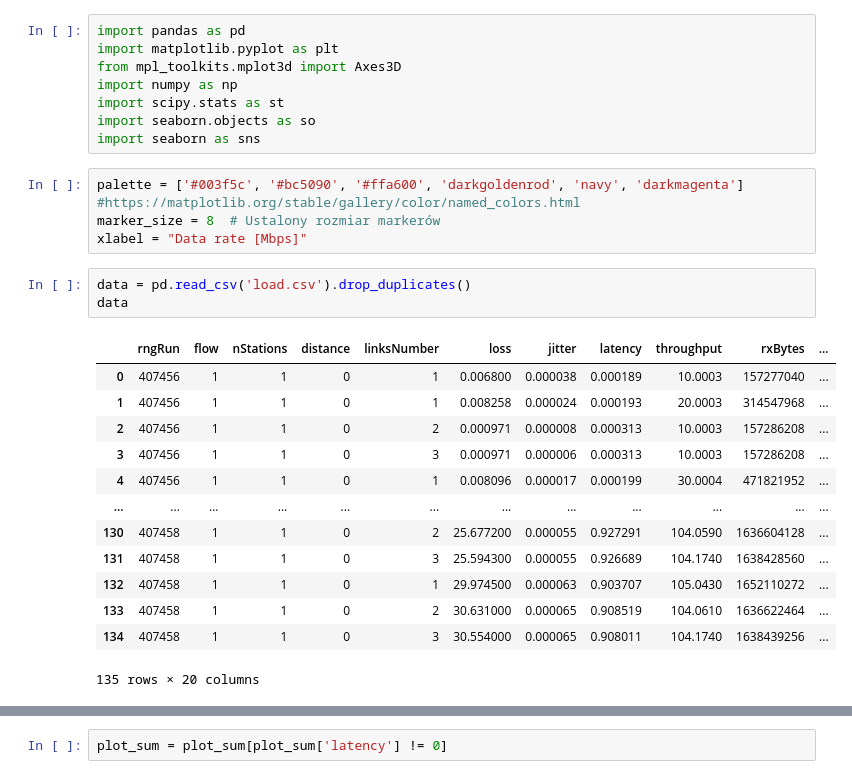
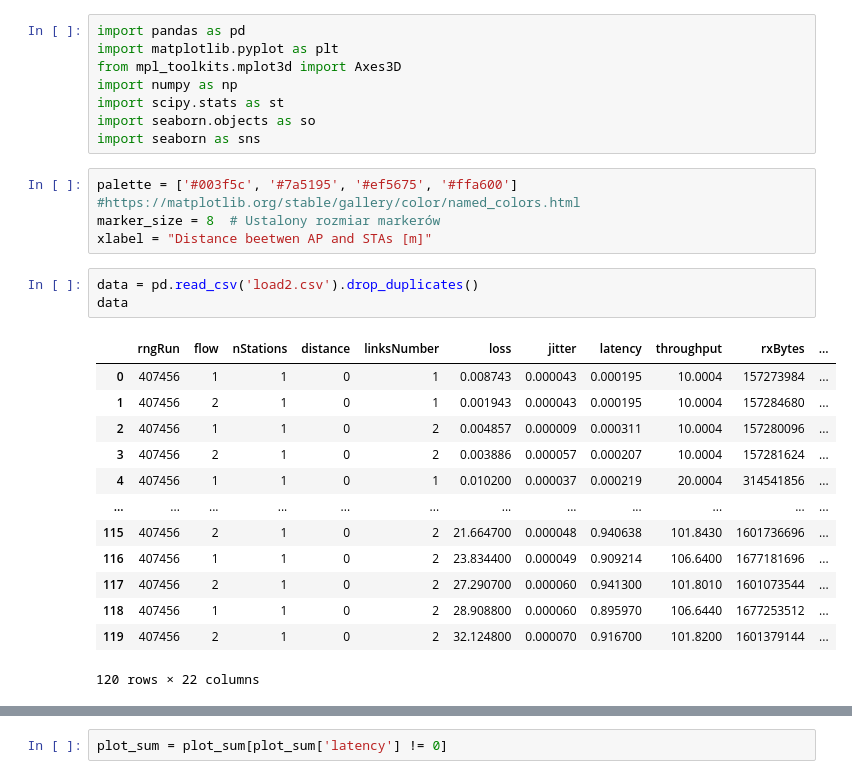
Before and after one commit to fmargul/magisterka, a Jupyter notebook: dataRate2/data_rate2.ipynb, the cells around one changed output, grey strips where cells are left out. Cells and saved outputs as stored; diff of their text form.

```diff
--- a/dataRate2/data_rate2.ipynb
+++ b/dataRate2/data_rate2.ipynb
@@ -7,23 +7,23 @@ import scipy.stats as st
 import seaborn.objects as so
 import seaborn as sns
 # %%
-palette = ['#003f5c', '#bc5090', '#ffa600', 'darkgoldenrod', 'navy', 'darkmagenta'] #https://matplotlib.org/stable/gallery/color/named_colors.html
+palette = ['#003f5c', '#7a5195', '#ef5675', '#ffa600'] #https://matplotlib.org/stable/gallery/color/named_colors.html
 marker_size = 8  # Ustalony rozmiar markerów
-xlabel = "Data rate [Mbps]"
+xlabel = "Distance beetwen AP and STAs [m]"
 # %%
-data = pd.read_csv('load.csv').drop_duplicates()
+data = pd.read_csv('load2.csv').drop_duplicates()
 data
 # %% [output]
 |  | rngRun | flow | nStations | distance | linksNumber | loss | jitter | latency | throughput | rxBytes | ... |
-| 0 | 407456 | 1 | 1 | 0 | 1 | 0.006800 | 0.000038 | 0.000189 | 10.0003 | 157277040 | ... |
-| 1 | 407456 | 1 | 1 | 0 | 1 | 0.008258 | 0.000024 | 0.000193 | 20.0003 | 314547968 | ... |
-| 2 | 407456 | 1 | 1 | 0 | 2 | 0.000971 | 0.000008 | 0.000313 | 10.0003 | 157286208 | ... |
-| 3 | 407456 | 1 | 1 | 0 | 3 | 0.000971 | 0.000006 | 0.000313 | 10.0003 | 157286208 | ... |
-| 4 | 407456 | 1 | 1 | 0 | 1 | 0.008096 | 0.000017 | 0.000199 | 30.0004 | 471821952 | ... |
+| 0 | 407456 | 1 | 1 | 0 | 1 | 0.008743 | 0.000043 | 0.000195 | 10.0004 | 157273984 | ... |
+| 1 | 407456 | 2 | 1 | 0 | 1 | 0.001943 | 0.000043 | 0.000195 | 10.0004 | 157284680 | ... |
+| 2 | 407456 | 1 | 1 | 0 | 2 | 0.004857 | 0.000009 | 0.000311 | 10.0004 | 157280096 | ... |
+| 3 | 407456 | 2 | 1 | 0 | 2 | 0.003886 | 0.000057 | 0.000207 | 10.0004 | 157281624 | ... |
+| 4 | 407456 | 1 | 1 | 0 | 1 | 0.010200 | 0.000037 | 0.000219 | 20.0004 | 314541856 | ... |
 | ... | ... | ... | ... | ... | ... | ... | ... | ... | ... | ... | ... |
-| 130 | 407458 | 1 | 1 | 0 | 2 | 25.677200 | 0.000055 | 0.927291 | 104.0590 | 1636604128 | ... |
-| 131 | 407458 | 1 | 1 | 0 | 3 | 25.594300 | 0.000055 | 0.926689 | 104.1740 | 1638428560 | ... |
-| 132 | 407458 | 1 | 1 | 0 | 1 | 29.974500 | 0.000063 | 0.903707 | 105.0430 | 1652110272 | ... |
-| 133 | 407458 | 1 | 1 | 0 | 2 | 30.631000 | 0.000065 | 0.908519 | 104.0610 | 1636622464 | ... |
-| 134 | 407458 | 1 | 1 | 0 | 3 | 30.554000 | 0.000065 | 0.908011 | 104.1740 | 1638439256 | ... |
+| 115 | 407456 | 2 | 1 | 0 | 2 | 21.664700 | 0.000048 | 0.940638 | 101.8430 | 1601736696 | ... |
+| 116 | 407456 | 1 | 1 | 0 | 2 | 23.834400 | 0.000049 | 0.909214 | 106.6400 | 1677181696 | ... |
+| 117 | 407456 | 2 | 1 | 0 | 2 | 27.290700 | 0.000060 | 0.941300 | 101.8010 | 1601073544 | ... |
+| 118 | 407456 | 1 | 1 | 0 | 2 | 28.908800 | 0.000060 | 0.895970 | 106.6440 | 1677253512 | ... |
+| 119 | 407456 | 2 | 1 | 0 | 2 | 32.124800 | 0.000070 | 0.916700 | 101.8200 | 1601379144 | ... |
-135 rows × 20 columns
+120 rows × 22 columns
```
Also changed, not shown: parts of 7 cells of this notebook, 8 other files.
